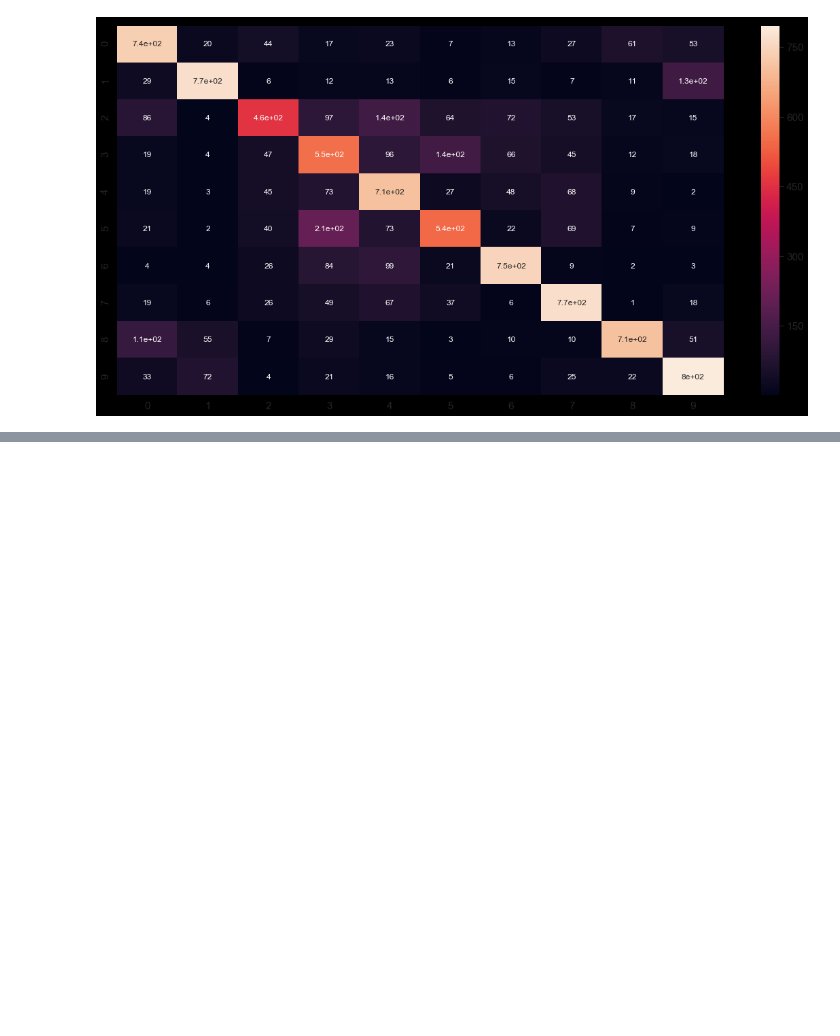
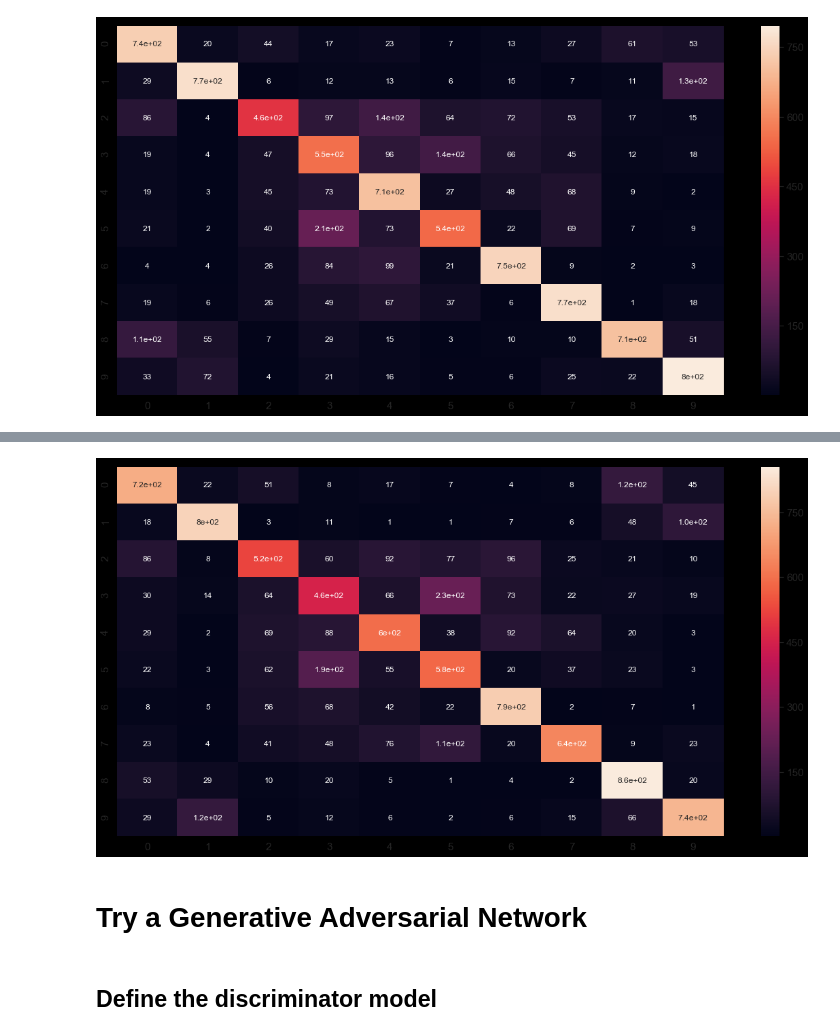
Before and after one commit to dokeeffe87/keras_examples, a Jupyter notebook: ConvNet_and_simple_GAN_examples.ipynb, the cells around one changed output, grey strips where cells are left out. Drawn from its saved outputs; the diff is of its cells as text; code cells hidden in the pictures; blank space fills up the shorter version.

```diff
--- a/ConvNet_and_simple_GAN_examples.ipynb
+++ b/ConvNet_and_simple_GAN_examples.ipynb
@@ -403,7 +411,13 @@ classifier_cnn3.add(keras.layers.InputLayer(input_shape=x_train.shape[1:]))
 # %%
 # Add an input convolutional layer.
 # Input dimemsions here are (32, 32, 3).  Output should be (16, 16, 50)
-classifier_cnn3.add(keras.layers.Conv2D(filters=50, kernel_size=3, strides=2, activation='relu', padding="same"))
+classifier_cnn3.add(keras.layers.Conv2D(filters=50,
+                                        kernel_size=3,
+                                        strides=2,
+                                        activation='relu',
+                                        padding="same",
+                                        kernel_initializer=keras.initializers.glorot_normal(),
+                                        bias_initializer=keras.initializers.RandomNormal()))
 # %%
 # Expected output dimensions (8, 8, 50)
 classifier_cnn3.add(keras.layers.MaxPooling2D(pool_size=(2,2), strides=(2,2)))
@@ -413,7 +427,7 @@ classifier_cnn3.add(keras.layers.Dropout(rate=0.25))
 # %%
 # Add another covolutional layer
 # Expected output dimensions (4, 4, 50)
-classifier_cnn3.add(keras.layers.Conv2D(filters=50, kernel_size=3, strides=2, activation='relu', padding='same'))
+classifier_cnn3.add(keras.layers.Conv2D(filters=50, kernel_size=3, strides=1, activation='relu', padding='same'))
 # %%
 # Expected output dimensions (2, 2, 50)
 classifier_cnn3.add(keras.layers.MaxPooling2D(pool_size=(2,2), strides=(2,2)))
@@ -422,8 +436,8 @@ classifier_cnn3.add(keras.layers.MaxPooling2D(pool_size=(2,2), strides=(2,2)))
 classifier_cnn3.add(keras.layers.Dropout(rate=0.25))
 # %%
 # Add another convolutional layer
-# expected output dimensions (1, 1, 50)
-classifier_cnn3.add(keras.layers.Conv2D(filters=50, kernel_size=3, strides=2, activation='relu', padding='same'))
+# expected output dimensions (2, 2, 50)
+classifier_cnn3.add(keras.layers.Conv2D(filters=50, kernel_size=3, strides=1, activation='relu', padding='same'))
 # %%
 # Flatten
 classifier_cnn3.add(keras.layers.Flatten())
@@ -486,0 +534,4 @@ classifier_cnn3.fit(x=x_train, y=y_train, validation_data=(x_test, y_test), epoc
+# %%
+make_confusion_matrix(classifier_=classifier_cnn3, x_test=x_test, y_test=y_test, figsize_=(20,10))
+# %% [output]
+[figure, added]
@@ -486,0 +541,2 @@ classifier_cnn3.fit(x=x_train, y=y_train, validation_data=(x_test, y_test), epoc
+# %% [markdown]
+# Try a Generative Adversarial Network
@@ -486,0 +551,2 @@ classifier_cnn3.fit(x=x_train, y=y_train, validation_data=(x_test, y_test), epoc
+# %% [markdown]
+## Define the discriminator model
```
Also changed, not shown: parts of 49 cells of this notebook.
